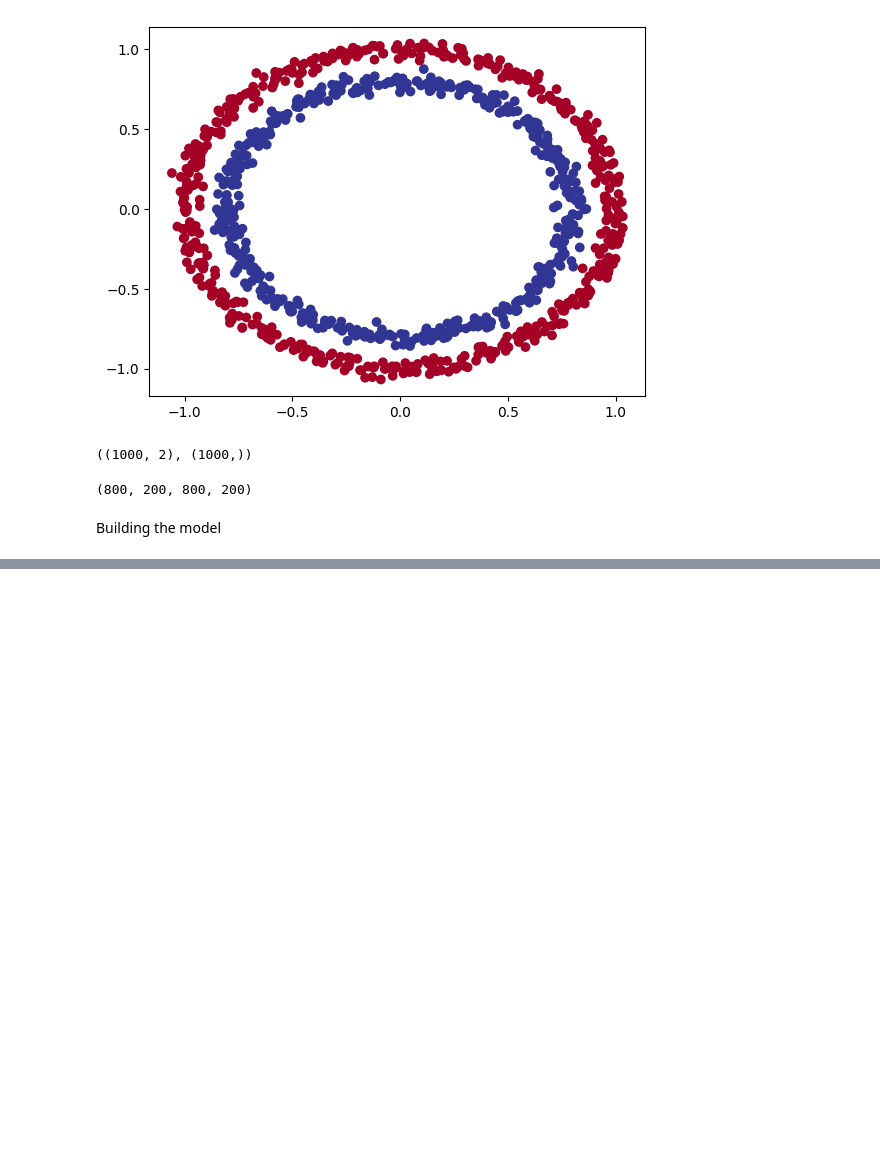
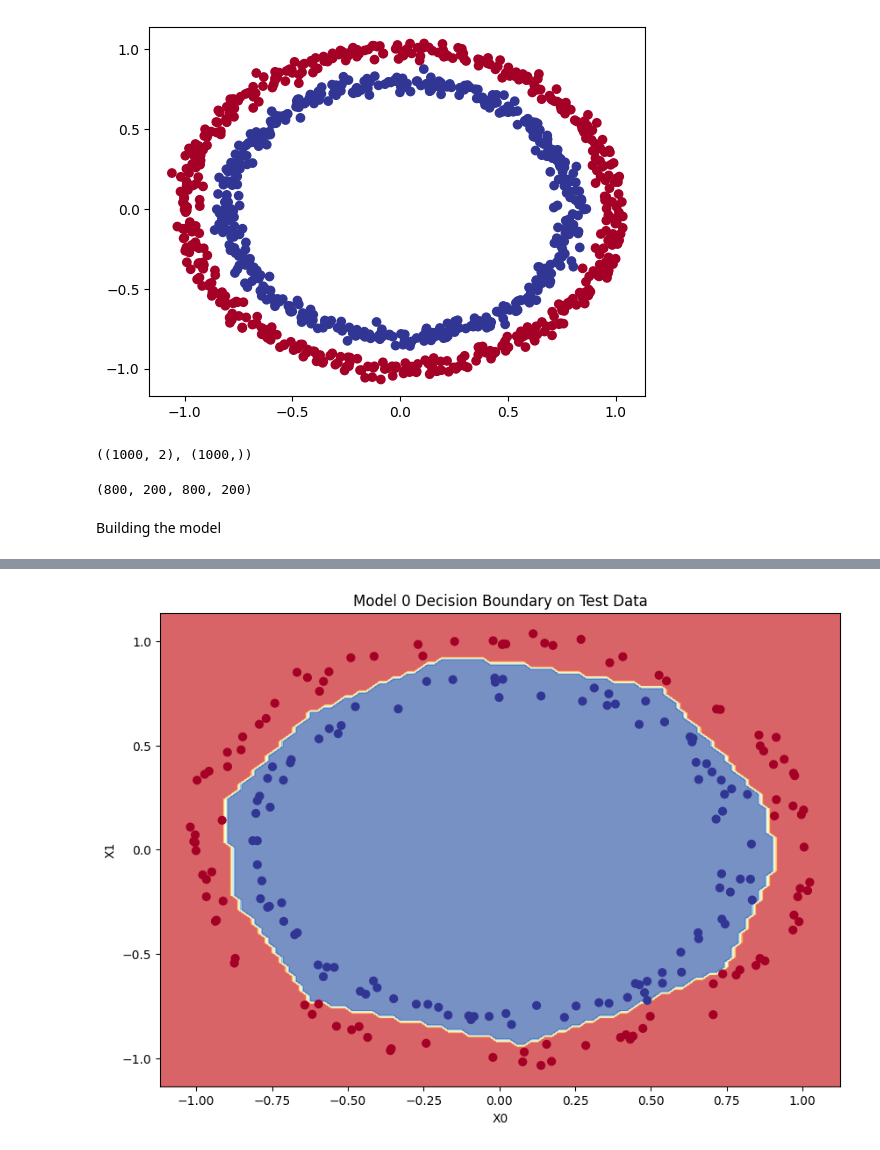
Before and after one commit to angrybird05/pyTorch, a Jupyter notebook: Neural_networks_cassification.ipynb, the cells around one changed output, grey strips where cells are left out. Drawn from its saved outputs; the diff is of its cells as text; code cells hidden in the pictures; blank space fills up the shorter version.

```diff
--- a/Neural_networks_cassification.ipynb
+++ b/Neural_networks_cassification.ipynb
@@ -111,8 +114,9 @@ CircleModelV0(
 # %%
 #Replicate the model using nn.Sequential()
 model_0 = nn.Sequential(
-    nn.Linear(in_features=2,out_features=5),
-    nn.Linear(in_features=5,out_features=1)
+    nn.Linear(in_features=2,out_features=10),
+    nn.ReLU(), # Add ReLU activation function
+    nn.Linear(in_features=10,out_features=1)
 )
 model_0.to(device)
 model_0
@@ -159,0 +252,42 @@ first 10 labels : tensor([1., 1., 0., 1., 0., 0., 0., 1., 0., 0.])
+# %%
+import numpy as np
+import matplotlib.pyplot as plt
+
+def plot_predictions(model, X, y, title="Model Decision Boundary"): # Function to plot decision boundaries
+    model.to("cpu") # Move model to CPU for plotting
+    X, y = X.to("cpu"), y.to("cpu")
+
+    # Setup prediction boundaries and make predictions
+    x_min, x_max = X[:, 0].min() - 0.1, X[:, 0].max() + 0.1
+    y_min, y_max = X[:, 1].min() - 0.1, X[:, 1].max() + 0.1
+    xx, yy = np.meshgrid(np.linspace(x_min, x_max, 100),
+                         np.linspace(y_min, y_max, 100))
+
+    # Make features for prediction
+    X_to_predict_on = torch.from_numpy(np.column_stack((xx.ravel(), yy.ravel()))).float()
+
+    # Make predictions
+    model.eval()
+    with torch.inference_mode():
+        y_logits = model(X_to_predict_on)
+
+    if model.training == False: # if the model is in eval mode, use sigmoid
+        y_pred = torch.round(torch.sigmoid(y_logits)).squeeze()
+    else: # otherwise, use raw logits (as nn.BCEWithLogitsLoss expects raw logits)
+        y_pred = torch.round(y_logits).squeeze()
+
+    y_pred = y_pred.reshape(xx.shape)
+
+    # Plot
+    plt.figure(figsize=(10, 7))
+    plt.contourf(xx, yy, y_pred, cmap=plt.cm.RdYlBu, alpha=0.7)
+    plt.scatter(X[:, 0], X[:, 1], c=y, s=40, cmap=plt.cm.RdYlBu)
+    plt.title(title)
+    plt.xlabel("X0")
+    plt.ylabel("X1")
+    plt.show()
+# %%
+# Plot the decision boundary for the trained model
+plot_predictions(model_0, X_test, y_test, title="Model 0 Decision Boundary on Test Data")
+# %% [output]
+[figure, added]
```
Also changed, not shown: parts of 7 cells of this notebook.
